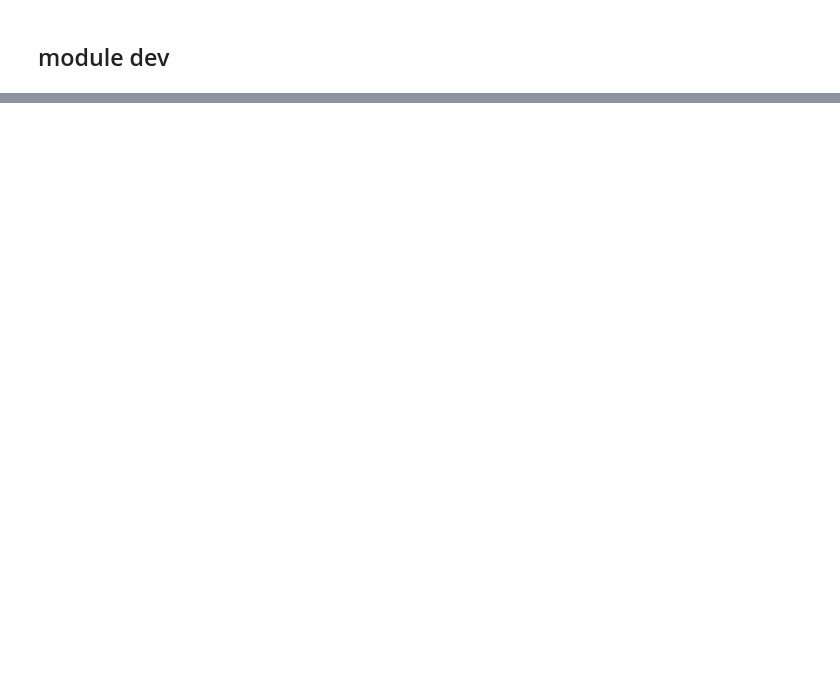
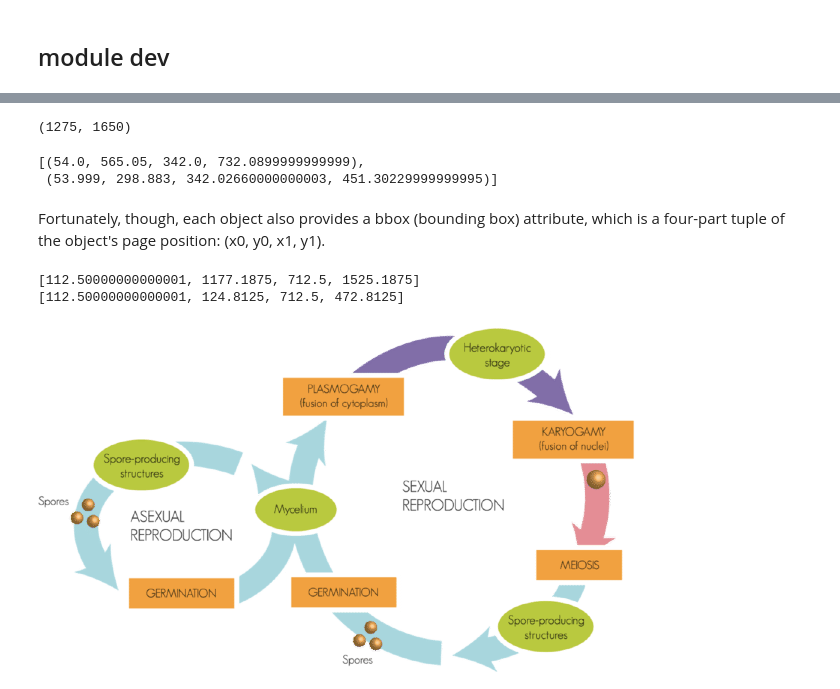
Before and after one commit to drschwenk/notebooks, a Jupyter notebook: stb/ck12_proc.ipynb, the cells around one changed output, grey strips where cells are left out. Cells and saved outputs as stored; diff of their text form; code cells hidden in the pictures; blank space fills up the shorter version.

Commit message:
figure extraction during flexbook parsing

```diff
--- a/stb/ck12_proc.ipynb
+++ b/stb/ck12_proc.ipynb
@@ -372,0 +458,35 @@ URL: https://www.ck12.org/flx/render/embeddedobject/257
+# %%
+# img_file= '/Users/schwenk/wrk/notebooks/stb/img_test/test_dir/Im190.png'
+img_file= '/Users/schwenk/wrk/notebooks/stb/img_ext_test.png'
+# %%
+ti1 = Image.open(img_file)
+# %%
+ti1.size
+# %% [output]
+(1275, 1650)
+# %%
+image_bbox
+# %% [output]
+[(54.0, 565.05, 342.0, 732.0899999999999),
+ (53.999, 298.883, 342.02660000000003, 451.30229999999995)]
+# %% [markdown]
+Fortunately, though, each object also provides a bbox (bounding box) attribute, which is a four-part tuple of the object's page position: (x0, y0, x1, y1).
+# %%
+# box = (x_offset, Y_offset, width, height)
+box = image_bbox[0]
+scaled_box = [co * scale_factor for co in box]
+print scaled_box
+temp = ti1.size[1] - scaled_box[3]
+scaled_box[3] = ti1.size[1] - scaled_box[1]
+scaled_box[1] = temp
+print scaled_box
+crop = ti1.crop([112, 124.8125, 712.5, 472.8125])
+# crop = ti1.crop(scaled_box)
+# crop.save(image_path, format)
+# %% [output]
+[112.50000000000001, 1177.1875, 712.5, 1525.1875]
+[112.50000000000001, 124.8125, 712.5, 472.8125]
+# %%
+crop
+# %% [output]
+[figure, added]
```
Also changed, not shown: parts of 41 cells of this notebook.
